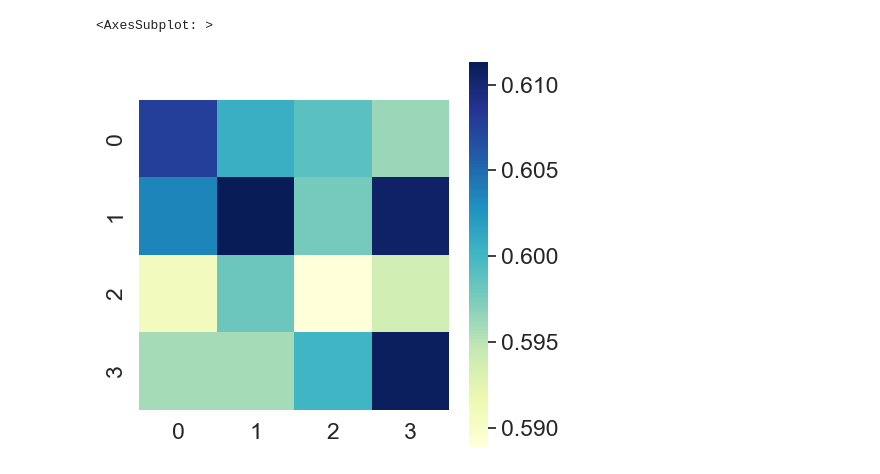
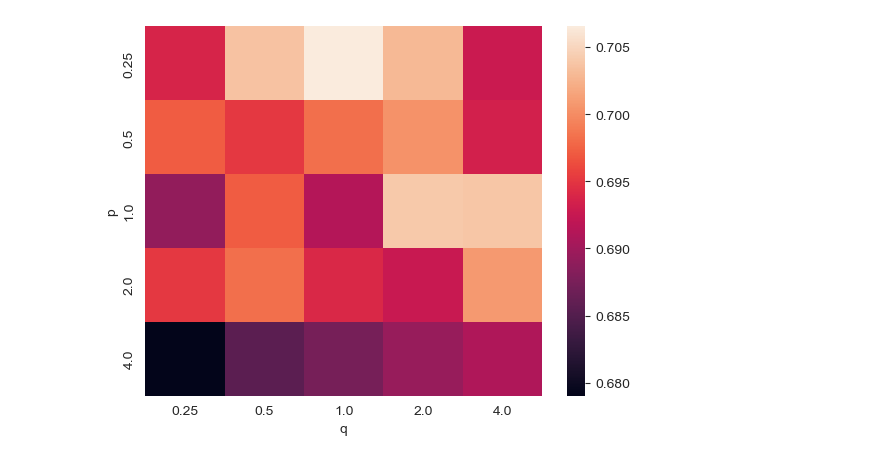
Before and after one commit to ruansy/riskgene, a Jupyter notebook: src/node2vec.ipynb, the cells around one changed output. Cells and saved outputs as stored; diff of their text form; code cells hidden in the pictures.

```diff
--- a/src/node2vec.ipynb
+++ b/src/node2vec.ipynb
@@ -30,13 +36,13 @@ NODE2VEC_EMB_ROOT_PATH = os.path.join(EMB_ROOT_PATH, 'node2vec')
 # %%
-import numpy as np
 
 
-def dataloader_node2vec(file_name, positive_gene, risklevel):
+
+def dataloader_node2vec(emb_path, file_name, positive_gene, risklevel):
     data = file_name.strip('.emb').split('_')
     param = {i[0]: i[1:] for i in data[1:]}
 
     # 训练特征和label
-    file_path = os.path.join(NODE2VEC_EMB_ROOT_PATH, file_name)
+    file_path = os.path.join(emb_path, file_name)
     with open(file_path, 'r') as f:
         data = [line.strip().split() for line in f.readlines()[1:]]
     X = [line[1:] for line in data]
@@ -315,5 +133,35 @@ sns.heatmap(data=select_p_q_dim(acc_naive, 256), square=True, cmap='YlGnBu')
-# %%
-sns.heatmap(data=select_p_q_dim(acc_forest, 256), square=True, cmap='YlGnBu')
-# %% [output]
-<AxesSubplot: >
-[figure, removed]
+# %%
+import numpy as np
+import seaborn as sns
+import matplotlib.pyplot as plt
+
+
+def heatmap_analysis(data_dict):
+    # 提取唯一的k1和k2值
+    p_values = sorted(set(k1 for k1, k2 in data_dict.keys()))
+    q_values = sorted(set(k2 for k1, k2 in data_dict.keys()))
+
+    # 创建空的二维数组
+    data_array = np.zeros((len(p_values), len(q_values)))
+
+    # 将字典数据填充到二维数组中
+    for i, k1 in enumerate(p_values):
+        for j, k2 in enumerate(q_values):
+            data_array[i, j] = data_dict.get((k1, k2), 0.0)
+
+    # 创建Seaborn热力图
+    sns.set_palette("hls")
+    sns.heatmap(data_array)
+
+    # 设置x轴和y轴标签
+    plt.ylabel('p')
+    plt.xlabel('q')
+    plt.xticks(np.arange(len(q_values)) + 0.5, q_values)
+    plt.yticks(np.arange(len(p_values)) + 0.5, p_values)
+
+    # 显示图形
+    plt.show()
+# %%
+heatmap_analysis(result_acc)
+# %% [output]
+[figure, added]
```
Also changed, not shown: parts of 28 cells of this notebook, 4 other files.
